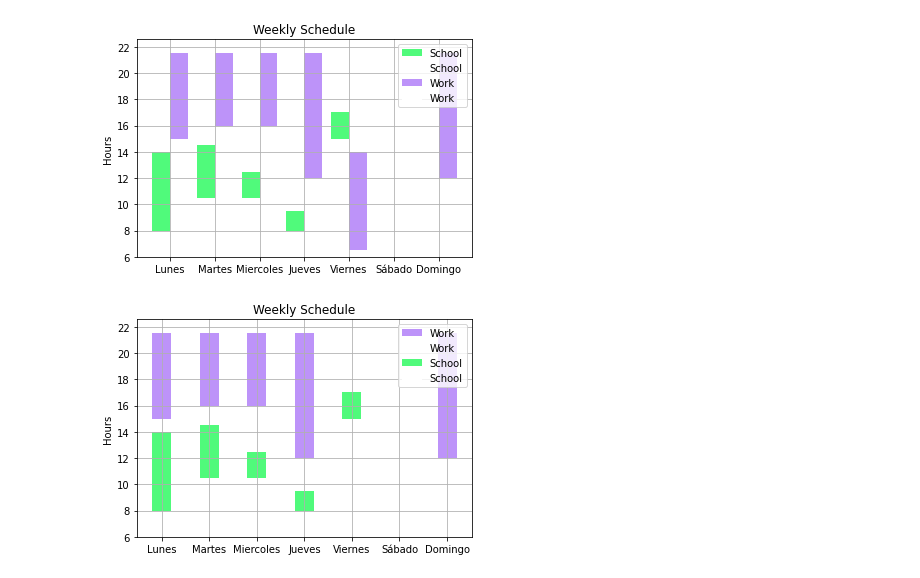
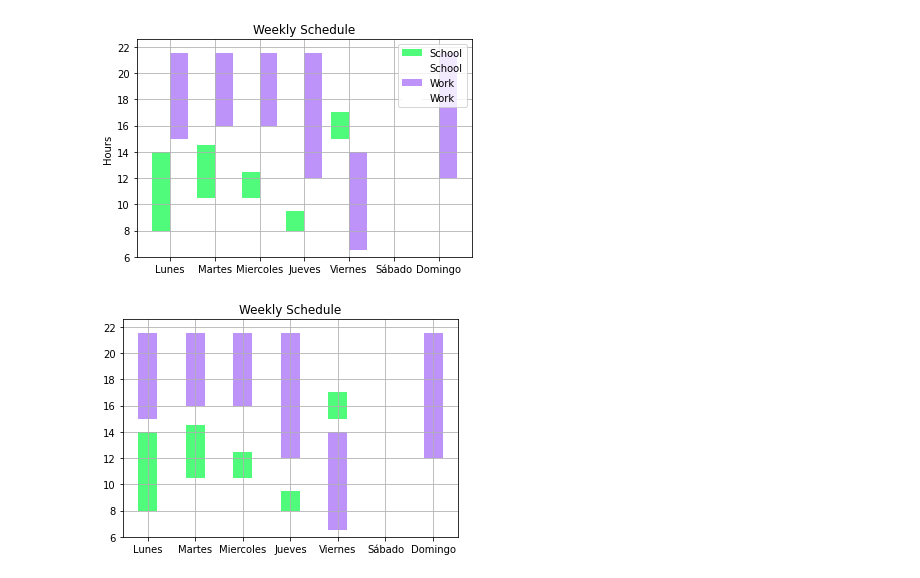
Before and after one commit to AugustGray/python-plots, a Jupyter notebook: Jupyter_Lab_Test.ipynb, the cells around one changed output. Cells and saved outputs as stored; diff of their text form; code cells hidden in the pictures.

```diff
--- a/Jupyter_Lab_Test.ipynb
+++ b/Jupyter_Lab_Test.ipynb
@@ -31,29 +31,33 @@ plt.show()
 # %%
 import numpy as np
 import matplotlib.pyplot as plt
 
 X = ['Lunes','Martes','Miercoles','Jueves','Viernes','Sábado','Domingo']
 YSchoolIn = [8,10.5,10.5,8,15,0,0]
 YSchoolOut = [14,14.5,12.5,9.5,17,0,0]
 ZWorkIn = [15,16,16,12,6.5,0,12]
 ZWorkOut = [21.5,21.5,21.5,21.5,14,0,21.5]
+ZWorkMIn = [0, 0, 0, 0, 6.5, 0, 0]
+ZWorkMOut = [0, 0, 0, 0, 14, 0, 0]
 
 X_axis = np.arange(len(X))
 
 plt.bar(X_axis, ZWorkOut, 0.4, label = 'Work', color = "#BD93F9")
 plt.bar(X_axis, ZWorkIn, 0.4, label = 'Work', color = "white")
 plt.bar(X_axis, YSchoolOut, 0.4, label = 'School', color = "#50FA7B")
 plt.bar(X_axis, YSchoolIn, 0.4, label = 'School', color = "white")
+plt.bar(X_axis, ZWorkMOut, 0.4, label = 'School', color = "#BD93F9")
+plt.bar(X_axis, ZWorkMIn, 0.4, label = 'School', color = "white")
 
 plt.xticks(X_axis, X)
 
 plt.ylim(6)
 
 # plt.xlabel("Days")
-plt.ylabel("Hours")
+# plt.ylabel("Hours")
 plt.title("Weekly Schedule")
-plt.legend()
+# plt.legend()
 plt.grid()
 plt.show()
 # %% [output]
-[figure, old version]
+[figure, new version]
```
Also changed, not shown: parts of 2 cells of this notebook, 1 other file.
